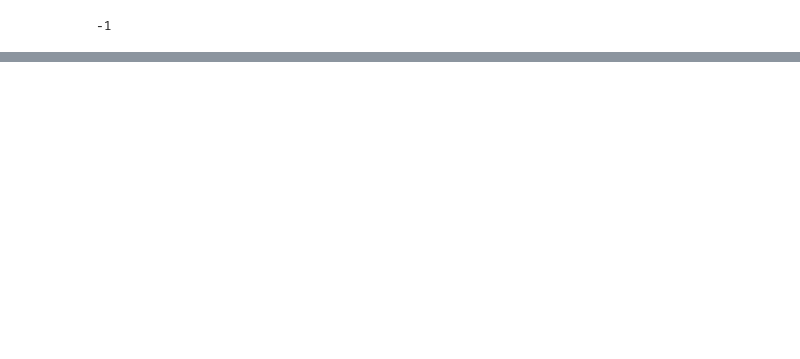
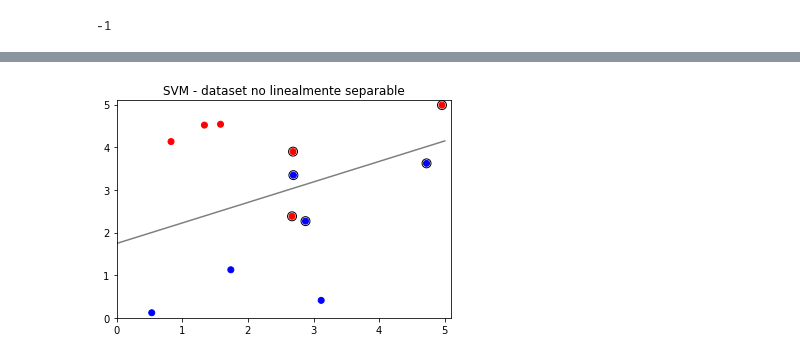
Before and after one commit to FelipeGorostiaga/MachineLearning, a Jupyter notebook: src/tp3/tp3_1.ipynb, the cells around one changed output, grey strips where cells are left out. Drawn from its saved outputs; the diff is of its cells as text; code cells hidden in the pictures; blank space fills up the shorter version.

```diff
--- a/src/tp3/tp3_1.ipynb
+++ b/src/tp3/tp3_1.ipynb
@@ -370,0 +349,4 @@ plot_svm2(X, y, clf)
+# %%
+plot_svm2(X2, y2, clf2, False)
+# %% [output]
+[figure, added]
```
Also changed, not shown: parts of 17 cells of this notebook.
